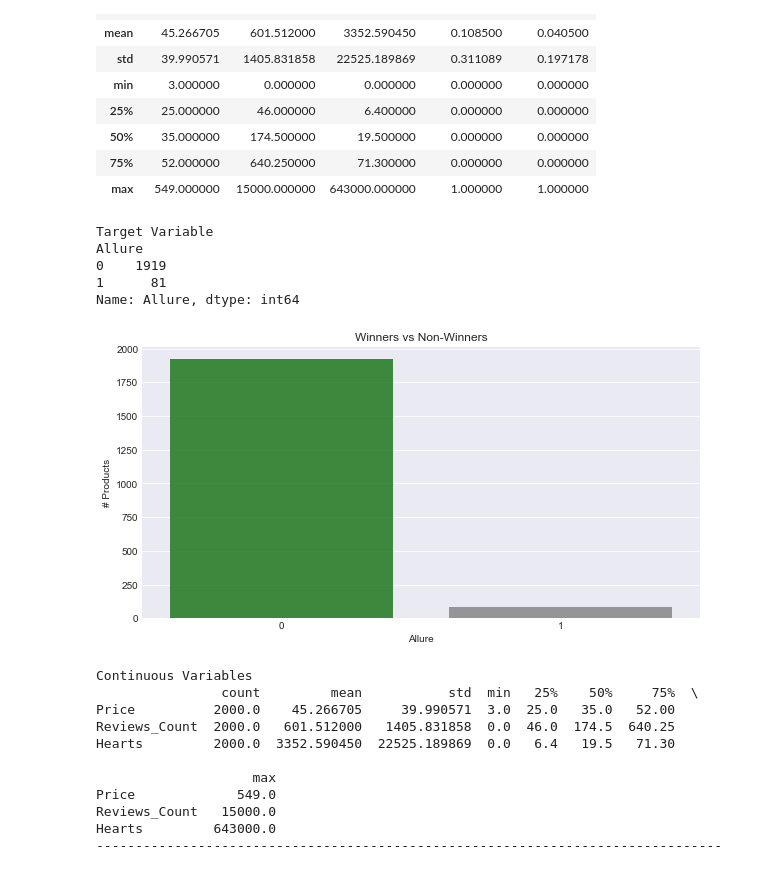
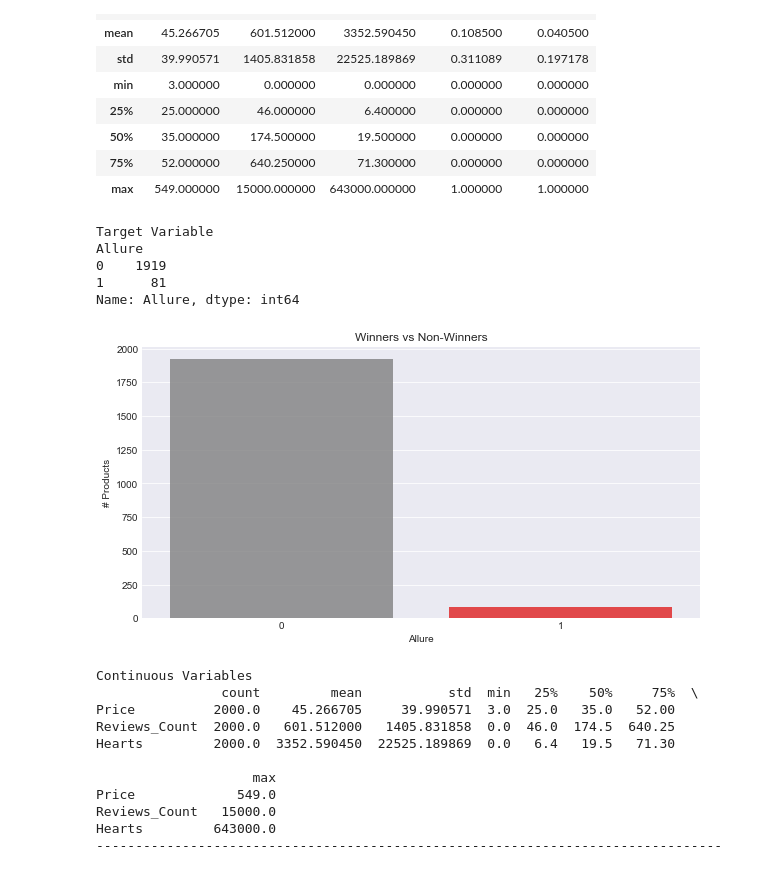
Before and after one commit to agorina91/Sephora_Classification, a Jupyter notebook: Jupyter_Notebooks/EDA_Modeling_Sephora.ipynb, the cells around one changed output. Cells and saved outputs as stored; diff of their text form; code cells hidden in the pictures.

```diff
--- a/Jupyter_Notebooks/EDA_Modeling_Sephora.ipynb
+++ b/Jupyter_Notebooks/EDA_Modeling_Sephora.ipynb
@@ -102,21 +102,21 @@ df.describe()
 # %%
 print('Target Variable')
 print(df.groupby(['Allure']).Allure.count())
 
 # Target Variable Countplot
 sns.set_style('darkgrid')
 plt.figure(figsize = (10,5))
-sns.countplot(df['Allure'], alpha =.80, palette= ['green','grey'])
+sns.countplot(df['Allure'], alpha =.80, palette= ['grey','red'])
 plt.title('Winners vs Non-Winners')
 plt.ylabel('# Products')
 plt.show()
 # %% [output]
 Target Variable
 Allure
 0    1919
 1      81
 Name: Allure, dtype: int64
-[figure, old version]
+[figure, new version]
 # %%
 # Identify numeric features
 print('Continuous Variables')
```
Also changed, not shown: 2 other files.
